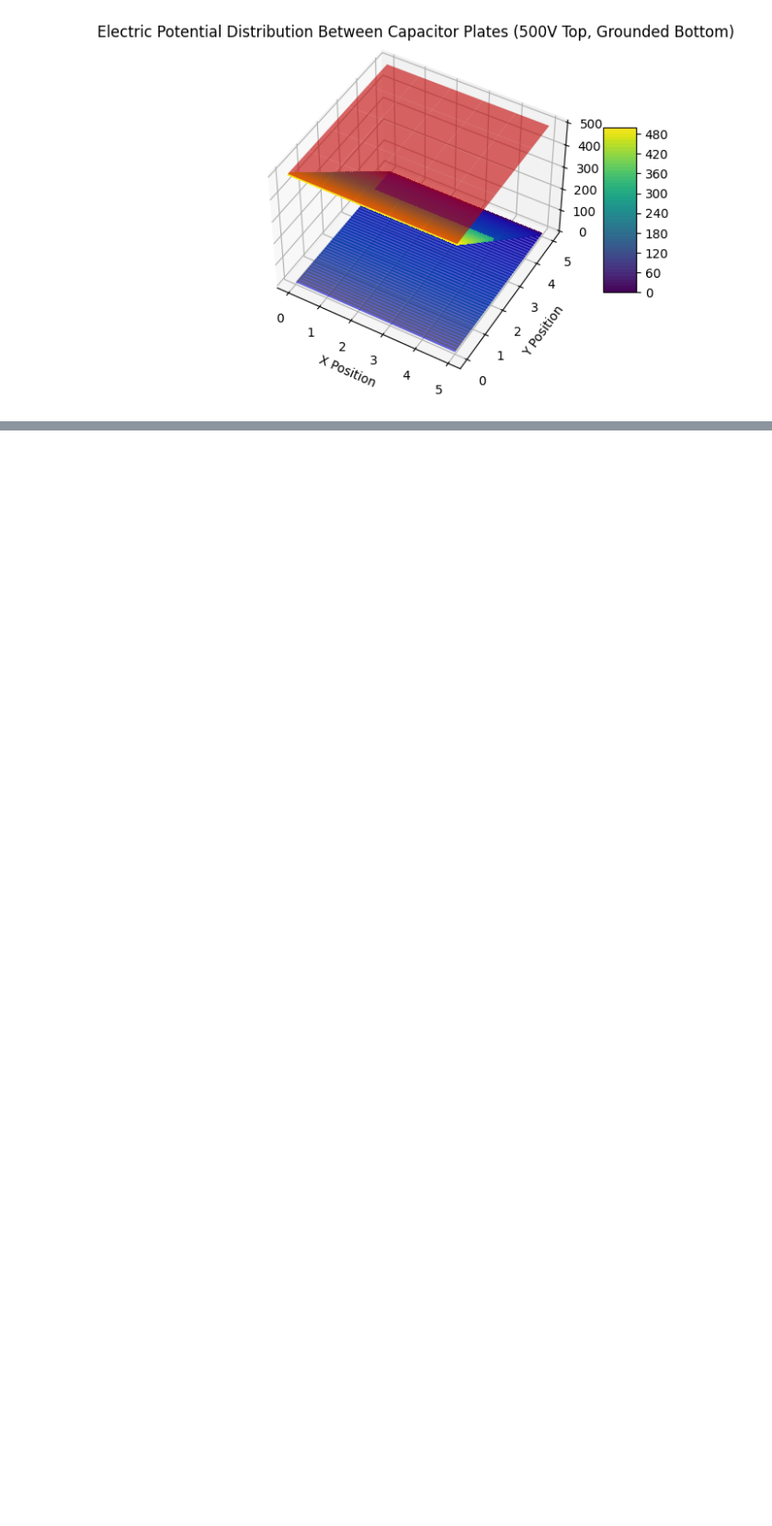
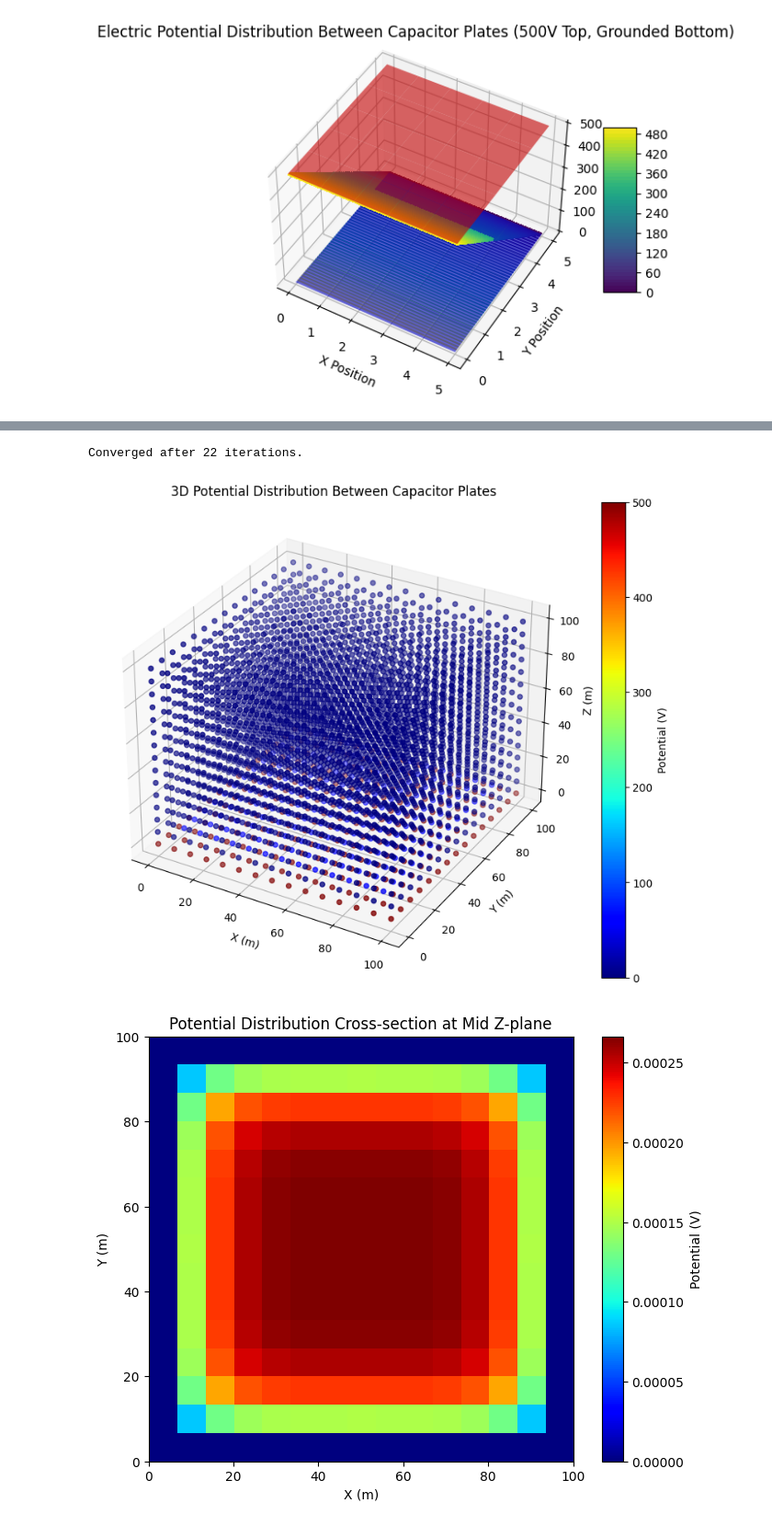
Before and after one commit to UKD1211/FDM_based_Node_Potential_Calculation_for_Capacitor_Plates, a Jupyter notebook: FDM_based_Node_Potential_Calculation_for_Capacitor_Plates.ipynb, the cells around one changed output, grey strips where cells are left out. Shown at 92% size. Saved outputs shown, nothing was run; the diff lists cells and outputs as text; code cells hidden in the pictures; blank space fills up the shorter version.

```diff
--- a/FDM_based_Node_Potential_Calculation_for_Capacitor_Plates.ipynb
+++ b/FDM_based_Node_Potential_Calculation_for_Capacitor_Plates.ipynb
@@ -2009,0 +2144,78 @@ Final node voltages:
+# %%
+import numpy as np
+from matplotlib import pyplot as plt
+from mpl_toolkits.mplot3d import Axes3D
+
+# Grid parameters
+nx, ny, nz = 15, 15, 15  # Number of points in x, y, z directions
+lx, ly, lz = 100, 100, 100  # Dimensions of the capacitor domain in meters
+dx, dy, dz = lx / (nx - 1), ly / (ny - 1), lz / (nz - 1)  # Grid spacing
+
+# Potential values at the plates
+V1 = 500  # Voltage at one plate
+V2 = 0   # Voltage at the other plate
+
+# Convergence criteria
+tolerance = 1e-6
+max_iterations = 10000
+
+# Initialize the potential array
+V = np.zeros((nx, ny, nz))
+
+# Apply boundary conditions
+V[:, :, 0] = V1  # Plate at Z = 0
+V[:, :, -1] = V2  # Plate at Z = lz
+
+# Iterative solver using the Gauss-Seidel method
+def solve_potential(V, tolerance, max_iterations):
+    for iteration in range(max_iterations):
+        V_old = V.copy()
+
+        # Update interior points using FDM
+        V[1:-1, 1:-1, 1:-1] = 0.5 * (
+            (V[2:, 1:-1, 1:-1] + V[:-2, 1:-1, 1:-1]) * dx**2 * dy**2 +
+            (V[1:-1, 2:, 1:-1] + V[1:-1, :-2, 1:-1]) * dx**2 * dz**2 +
+            (V[1:-1, 1:-1, 2:] + V[1:-1, 1:-1, :-2]) * dy**2 * dz**2
+        ) / (2 * (dx**2 * dy**2 + dx**2 * dz**2 + dy**2 * dz**2))
+
+        # Check for convergence
+        error = np.max(np.abs(V - V_old))
+        if error < tolerance:
+            print(f"Converged after {iteration} iterations.")
+            return V
+
+    print("Did not converge within the maximum number of iterations.")
+    return V
+
+# Solve for the potential
+V = solve_potential(V, tolerance, max_iterations)
+
+# Visualization
+x = np.linspace(0, lx, nx)
+y = np.linspace(0, ly, ny)
+z = np.linspace(0, lz, nz)
+X, Y, Z = np.meshgrid(x, y, z, indexing="ij")
+
+# 3D Scatter plot
+fig = plt.figure(figsize=(10, 8))
+ax = fig.add_subplot(111, projection='3d')
+scatter = ax.scatter(X, Y, Z, c=V.flatten(), cmap='jet')
+fig.colorbar(scatter, ax=ax, label="Potential (V)")
+ax.set_title("3D Potential Distribution Between Capacitor Plates")
+ax.set_xlabel("X (m)")
+ax.set_ylabel("Y (m)")
+ax.set_zlabel("Z (m)")
+plt.show()
+
+# 2D Slice Visualization (Cross-section)
+plt.figure(figsize=(8, 6))
+plt.imshow(V[:, :, nz // 2], extent=[0, lx, 0, ly], origin='lower', cmap='jet')
+plt.colorbar(label="Potential (V)")
+plt.title("Potential Distribution Cross-section at Mid Z-plane")
+plt.xlabel("X (m)")
+plt.ylabel("Y (m)")
+plt.show()
+# %% [output]
+Converged after 22 iterations.
+[figure, added]
+[figure, added]
```
Also changed, not shown: parts of 4 cells of this notebook.
